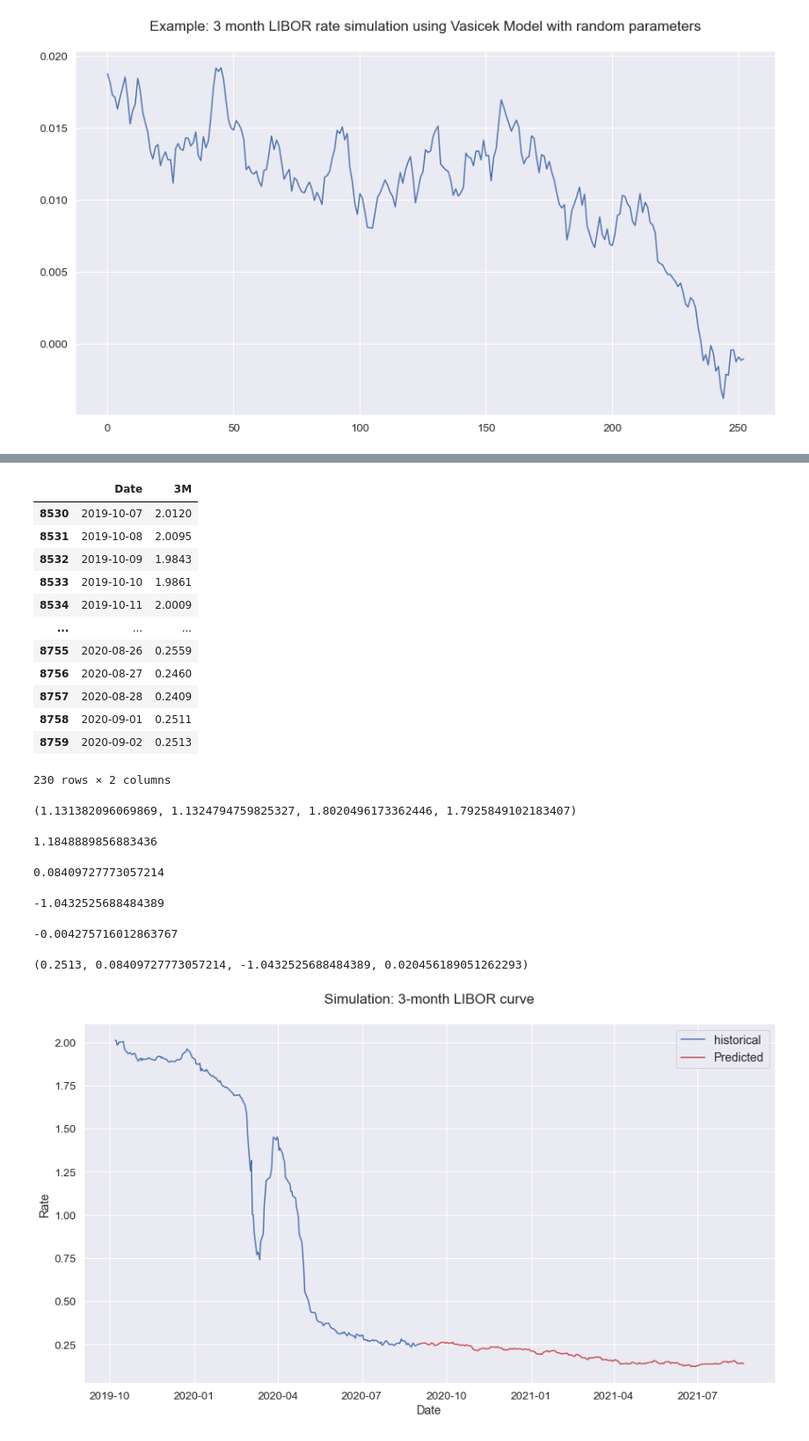
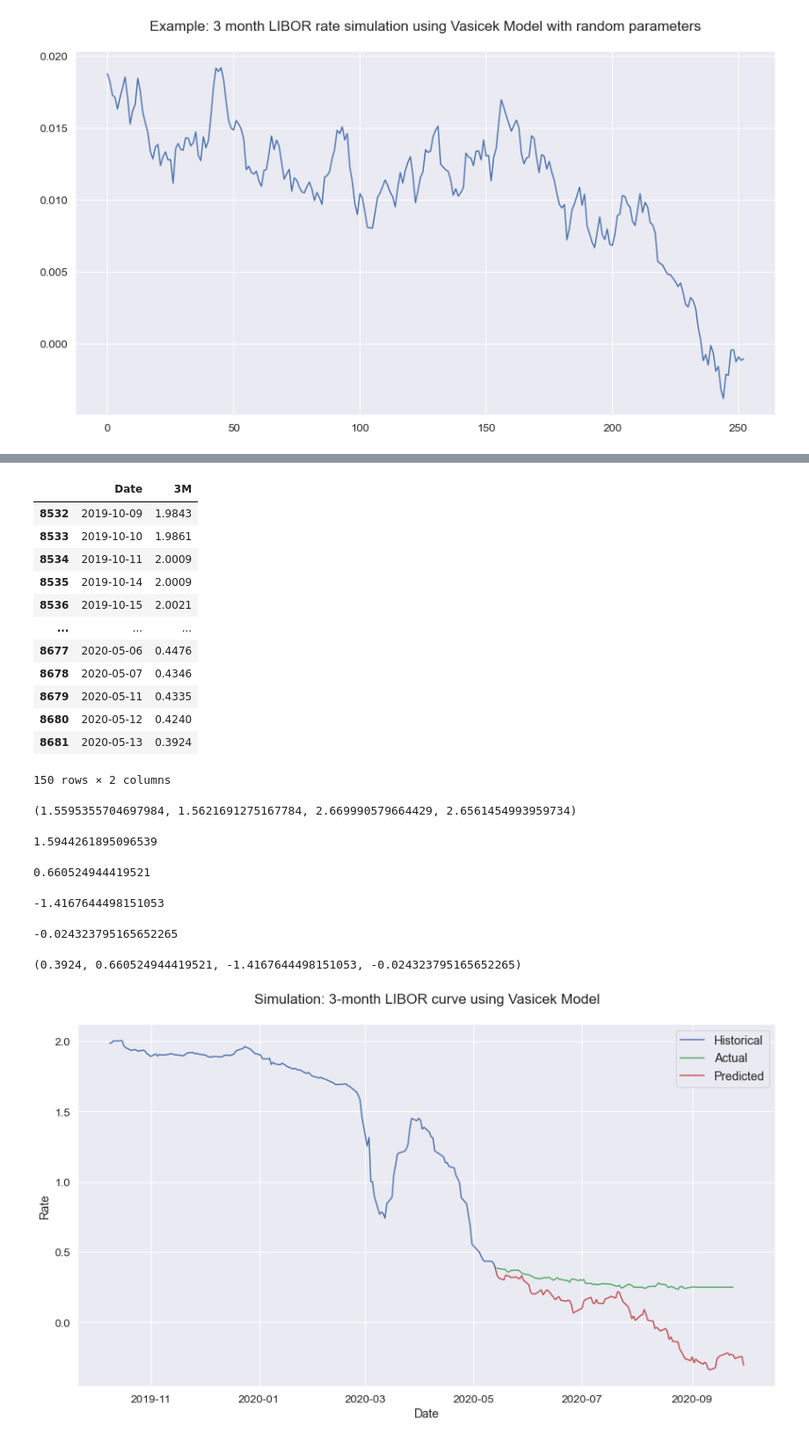
Before and after one commit to abhishekprog0/StructuredPricingEngine, a Jupyter notebook: Structured & Hybrid Project 2020.ipynb, the cells around one changed output, grey strips where cells are left out. Shown: that part at 88% size. Saved outputs shown, nothing was run; the diff lists cells and outputs as text; code cells hidden in the pictures.

Commit message:
Added Prediction vs Actual interest rate plots

```diff
--- a/Structured & Hybrid Project 2020.ipynb
+++ b/Structured & Hybrid Project 2020.ipynb
@@ -147,10 +176,11 @@ plt.show()
 # %%
-libor = pd.read_csv('3-month-libor.csv')
+libor = pd.read_csv('3-month-libor.csv').fillna(method = 'bfill').fillna(method = 'ffill')
+
+#libor['3M'] /= 100
 libor['Date'] = libor['Date'].astype('datetime64[ns]')
 libor = libor.sort_values(by = ['Date'])
-#df = df.drop(columns = ['Week day','ON','1W','1M','2M','6M','12M'])
-#df.set_index('Date')
-df = libor.iloc[-252:-22]
+df = libor.iloc[-250:-100]
+df_test = libor.iloc[-100:]
 
 plt.title("3-month historical LIBOR")
 plt.plot(libor['Date'], libor['3M'])
@@ -164,18 +194,18 @@ plt.show()
 df
 # %% [output]
 |  | Date | 3M |
-| 8530 | 2019-10-07 | 2.0120 |
-| 8531 | 2019-10-08 | 2.0095 |
 | 8532 | 2019-10-09 | 1.9843 |
 | 8533 | 2019-10-10 | 1.9861 |
 | 8534 | 2019-10-11 | 2.0009 |
+| 8535 | 2019-10-14 | 2.0009 |
+| 8536 | 2019-10-15 | 2.0021 |
 | ... | ... | ... |
-| 8755 | 2020-08-26 | 0.2559 |
-| 8756 | 2020-08-27 | 0.2460 |
-| 8757 | 2020-08-28 | 0.2409 |
-| 8758 | 2020-09-01 | 0.2511 |
-| 8759 | 2020-09-02 | 0.2513 |
+| 8677 | 2020-05-06 | 0.4476 |
+| 8678 | 2020-05-07 | 0.4346 |
+| 8679 | 2020-05-11 | 0.4335 |
+| 8680 | 2020-05-12 | 0.4240 |
+| 8681 | 2020-05-13 | 0.3924 |
-230 rows × 2 columns
+150 rows × 2 columns
 # %%
 r = np.array(df['3M'])
 a = r[:len(r)-1]
@@ -191,24 +221,24 @@ s00 = np.sum(a**2) / len(r)
 s01 = np.sum(b*r) / len(r)
 s0,s1,s00,s01
 # %% [output]
-(1.131382096069869, 1.1324794759825327, 1.8020496173362446, 1.7925849102183407)
+(1.5595355704697984, 1.5621691275167784, 2.669990579664429, 2.6561454993959734)
 # %%
 rn = (s1*s00 - s0*s01) / ((s0*s1) - (s0**2) + (s00-s01))
 rn
 # %% [output]
-1.1848889856883436
+1.5944261895096539
 # %%
 # dt value needs to be verified -- IMP IMP IMP
 
-k = np.log((s0-np.mean(x)) / (s1 - np.mean(x)) ) / 3  # Taking dt = 3
+k = np.log((s0-np.mean(x)) / (s1 - np.mean(x)) ) / 1  # Taking dt = 3
 k
 # %% [output]
-0.08409727773057214
+0.660524944419521
 # %%
 beta = 1/k * (1 - np.exp(k))
 beta
 # %% [output]
--1.0432525688484389
+-1.4167644498151053
 # %%
 def B(s):
     return (1 - np.exp(-k))/k
@@ -224,24 +254,26 @@ for i in range(1,len(x)):
 sig = 1/((len(x)*beta)*(1 - k*beta/2)) * np.sum((r - m)**2)
 sig
 # %% [output]
--0.004275716012863767
+-0.024323795165652265
 # %%
-df['3M'].iloc[-1], k, beta, sigma
+df['3M'].iloc[-1], k, beta, sig
 # %% [output]
-(0.2513, 0.08409727773057214, -1.0432525688484389, 0.020456189051262293)
+(0.3924, 0.660524944419521, -1.4167644498151053, -0.024323795165652265)
 # %%
-xo, yo = vasicek(df['3M'].iloc[-1], k, beta, sig, 1, 252)
+xo, yo = vasicek(df['3M'].iloc[-1], k, beta, sig, 1, 100, seed = 3)
 
-rng = pd.date_range(df['Date'].iloc[-1], periods=253 , freq='B')
+rng = pd.date_range(df['Date'].iloc[-1], periods=101 , freq='B')
 lib = pd.DataFrame({ 'Date': rng, '3M': yo})
 
 
-plt.title('Simulation: 3-month LIBOR curve')
-plt.plot(df['Date'], df['3M'], label = "historical")
+plt.title('Simulation: 3-month LIBOR curve using Vasicek Model')
+plt.plot(df['Date'], df['3M'], label = "Historical")
+plt.plot(df_test['Date'], df_test['3M'], color = 'g', label = "Actual")
 plt.plot(lib['Date'], lib['3M'], color = 'r', label = "Predicted")
+
 plt.xlabel('Date')
 plt.ylabel('Rate')
 plt.legend()
 plt.show()
 # %% [output]
-[figure, old version]
+[figure, new version]
```
Also changed, not shown: parts of 6 cells of this notebook.
